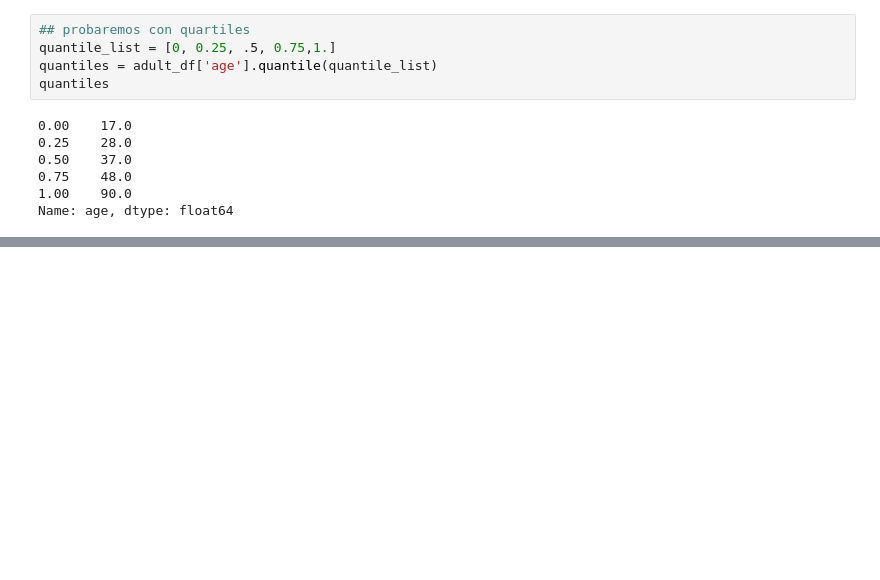
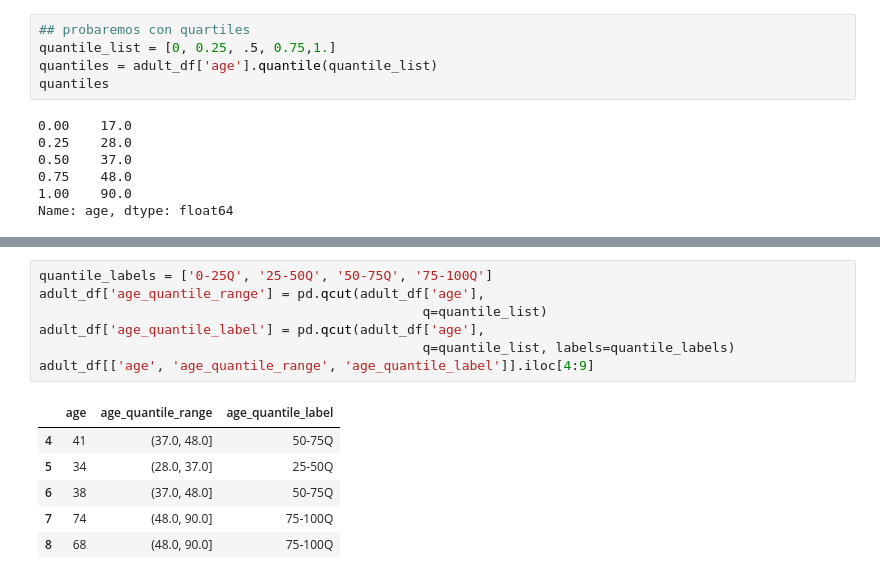
Before and after one commit to fepineda/AnalisisCensos, a Jupyter notebook: pre-process/pre-process.ipynb, the cells around one changed output, grey strips where cells are left out. Saved outputs shown, nothing was run; the diff lists cells and outputs as text; blank space fills up the shorter version.

```diff
--- a/pre-process/pre-process.ipynb
+++ b/pre-process/pre-process.ipynb
@@ -104,0 +110,14 @@ Text(0,0.5,'Frecuencia')
+# %%
+quantile_labels = ['0-25Q', '25-50Q', '50-75Q', '75-100Q']
+adult_df['age_quantile_range'] = pd.qcut(adult_df['age'],
+                                                 q=quantile_list)
+adult_df['age_quantile_label'] = pd.qcut(adult_df['age'],
+                                                 q=quantile_list, labels=quantile_labels)
+adult_df[['age', 'age_quantile_range', 'age_quantile_label']].iloc[4:9]
+# %% [output]
+|  | age | age_quantile_range | age_quantile_label |
+| 4 | 41 | (37.0, 48.0] | 50-75Q |
+| 5 | 34 | (28.0, 37.0] | 25-50Q |
+| 6 | 38 | (37.0, 48.0] | 50-75Q |
+| 7 | 74 | (48.0, 90.0] | 75-100Q |
+| 8 | 68 | (48.0, 90.0] | 75-100Q |
```
Also changed, not shown: parts of 3 cells of this notebook.
